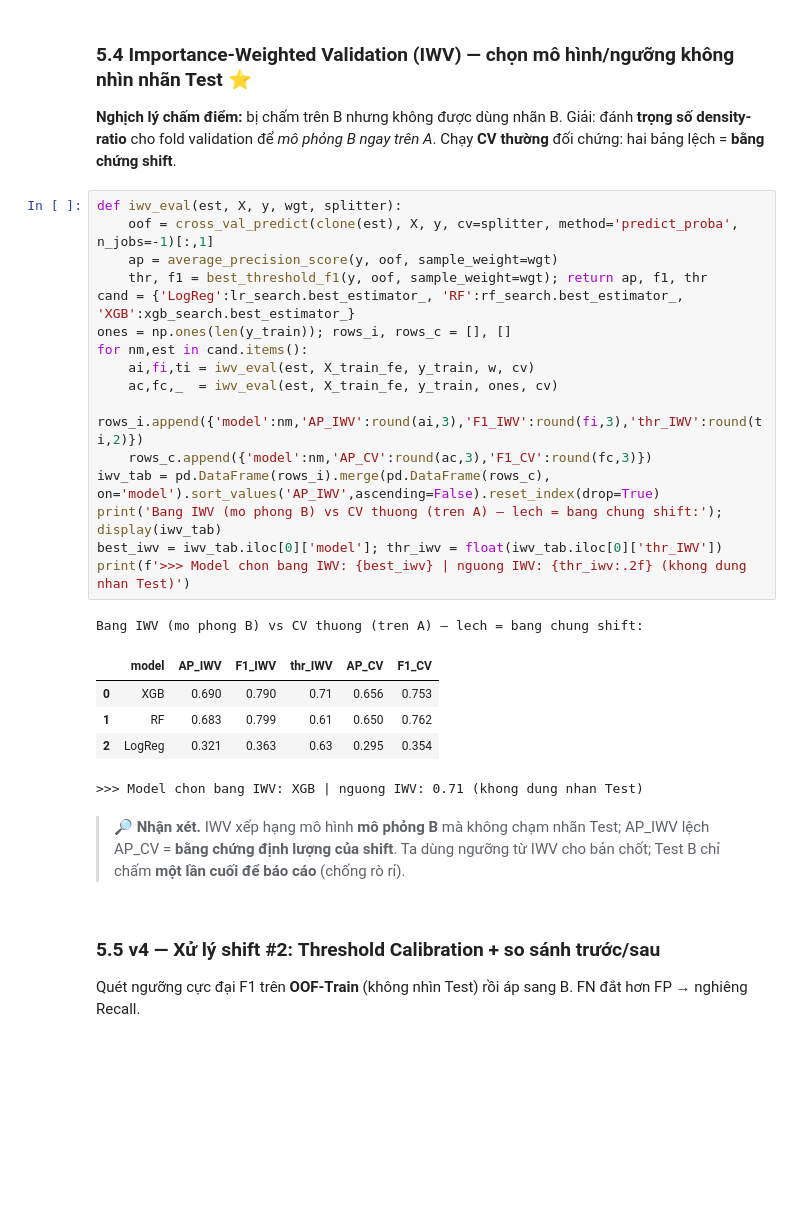
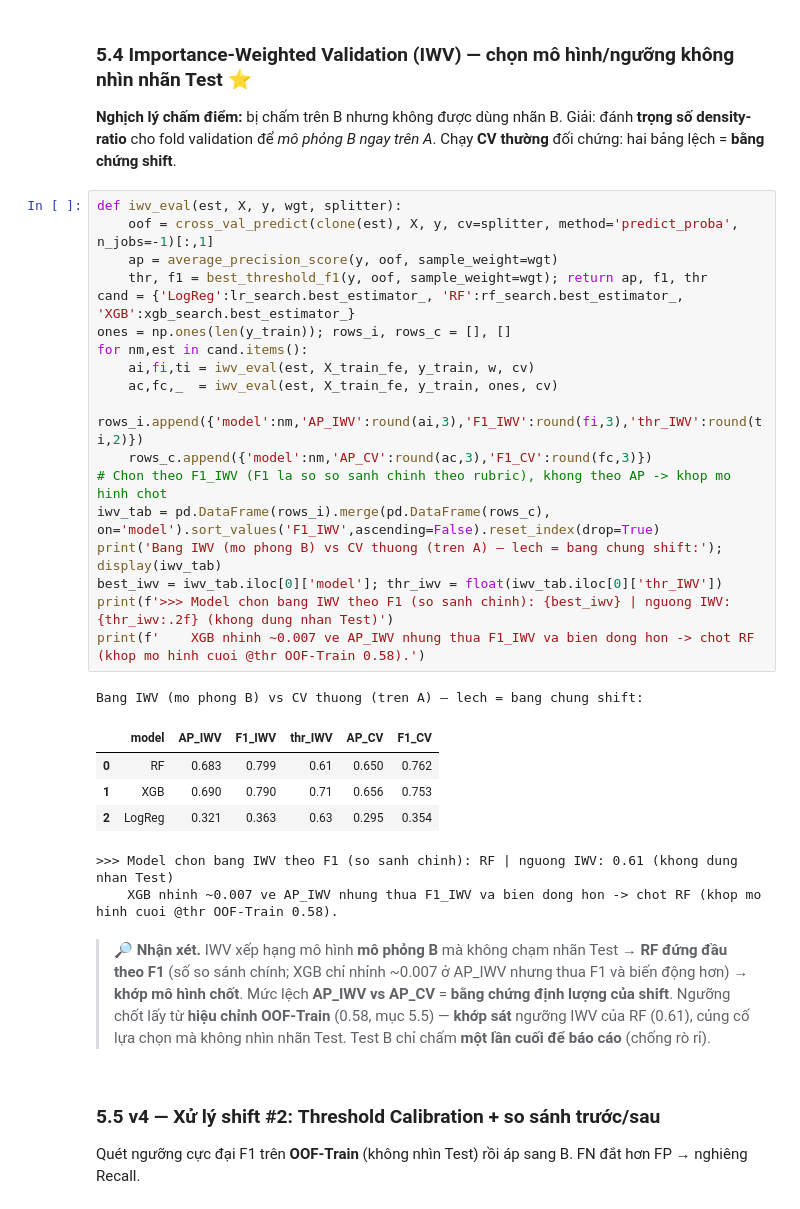
Before and after one commit to tuanhuu3264/MasterDegree_ML_GroupProject, a Jupyter notebook: bai_tap_cuoi_khoa.ipynb, the cells around one changed output. Drawn from its saved outputs; the diff is of its cells as text; blank space fills up the shorter version.

```diff
--- a/bai_tap_cuoi_khoa.ipynb
+++ b/bai_tap_cuoi_khoa.ipynb
@@ -551,28 +551,31 @@ Density-ratio w: min=0.063 median=0.585 max=7.278 | Effective Sample Size=5634/1
 # %%
 def iwv_eval(est, X, y, wgt, splitter):
     oof = cross_val_predict(clone(est), X, y, cv=splitter, method='predict_proba', n_jobs=-1)[:,1]
     ap = average_precision_score(y, oof, sample_weight=wgt)
     thr, f1 = best_threshold_f1(y, oof, sample_weight=wgt); return ap, f1, thr
 cand = {'LogReg':lr_search.best_estimator_, 'RF':rf_search.best_estimator_, 'XGB':xgb_search.best_estimator_}
 ones = np.ones(len(y_train)); rows_i, rows_c = [], []
 for nm,est in cand.items():
     ai,fi,ti = iwv_eval(est, X_train_fe, y_train, w, cv)
     ac,fc,_  = iwv_eval(est, X_train_fe, y_train, ones, cv)
     rows_i.append({'model':nm,'AP_IWV':round(ai,3),'F1_IWV':round(fi,3),'thr_IWV':round(ti,2)})
     rows_c.append({'model':nm,'AP_CV':round(ac,3),'F1_CV':round(fc,3)})
-iwv_tab = pd.DataFrame(rows_i).merge(pd.DataFrame(rows_c), on='model').sort_values('AP_IWV',ascending=False).reset_index(drop=True)
+# Chon theo F1_IWV (F1 la so so sanh chinh theo rubric), khong theo AP -> khop mo hinh chot
+iwv_tab = pd.DataFrame(rows_i).merge(pd.DataFrame(rows_c), on='model').sort_values('F1_IWV',ascending=False).reset_index(drop=True)
 print('Bang IWV (mo phong B) vs CV thuong (tren A) — lech = bang chung shift:'); display(iwv_tab)
 best_iwv = iwv_tab.iloc[0]['model']; thr_iwv = float(iwv_tab.iloc[0]['thr_IWV'])
-print(f'>>> Model chon bang IWV: {best_iwv} | nguong IWV: {thr_iwv:.2f} (khong dung nhan Test)')
+print(f'>>> Model chon bang IWV theo F1 (so sanh chinh): {best_iwv} | nguong IWV: {thr_iwv:.2f} (khong dung nhan Test)')
+print(f'    XGB nhinh ~0.007 ve AP_IWV nhung thua F1_IWV va bien dong hon -> chot RF (khop mo hinh cuoi @thr OOF-Train 0.58).')
 # %% [output]
 Bang IWV (mo phong B) vs CV thuong (tren A) — lech = bang chung shift:
 |  | model | AP_IWV | F1_IWV | thr_IWV | AP_CV | F1_CV |
-| 0 | XGB | 0.690 | 0.790 | 0.71 | 0.656 | 0.753 |
-| 1 | RF | 0.683 | 0.799 | 0.61 | 0.650 | 0.762 |
+| 0 | RF | 0.683 | 0.799 | 0.61 | 0.650 | 0.762 |
+| 1 | XGB | 0.690 | 0.790 | 0.71 | 0.656 | 0.753 |
 | 2 | LogReg | 0.321 | 0.363 | 0.63 | 0.295 | 0.354 |
->>> Model chon bang IWV: XGB | nguong IWV: 0.71 (khong dung nhan Test)
+>>> Model chon bang IWV theo F1 (so sanh chinh): RF | nguong IWV: 0.61 (khong dung nhan Test)
+    XGB nhinh ~0.007 ve AP_IWV nhung thua F1_IWV va bien dong hon -> chot RF (khop mo hinh cuoi @thr OOF-Train 0.58).
 # %% [markdown]
-> **🔎 Nhận xét.** IWV xếp hạng mô hình **mô phỏng B** mà không chạm nhãn Test; AP_IWV lệch AP_CV = **bằng chứng định lượng của shift**. Ta dùng ngưỡng từ IWV cho bản chốt; Test B chỉ chấm **một lần cuối để báo cáo** (chống rò rỉ).
+> **🔎 Nhận xét.** IWV xếp hạng mô hình **mô phỏng B** mà không chạm nhãn Test → **RF đứng đầu theo F1** (số so sánh chính; XGB chỉ nhỉnh ~0.007 ở AP_IWV nhưng thua F1 và biến động hơn) → **khớp mô hình chốt**. Mức lệch **AP_IWV vs AP_CV** = **bằng chứng định lượng của shift**. Ngưỡng chốt lấy từ **hiệu chỉnh OOF-Train** (0.58, mục 5.5) — **khớp sát** ngưỡng IWV của RF (0.61), củng cố lựa chọn mà không nhìn nhãn Test. Test B chỉ chấm **một lần cuối để báo cáo** (chống rò rỉ).
 # %% [markdown]
 ### 5.5 v4 — Xử lý shift #2: **Threshold Calibration** + so sánh trước/sau
 Quét ngưỡng cực đại F1 trên **OOF-Train** (không nhìn Test) rồi áp sang B. FN đắt hơn FP → nghiêng Recall.
```
Also changed, not shown: parts of 2 cells of this notebook, 10 other files.
